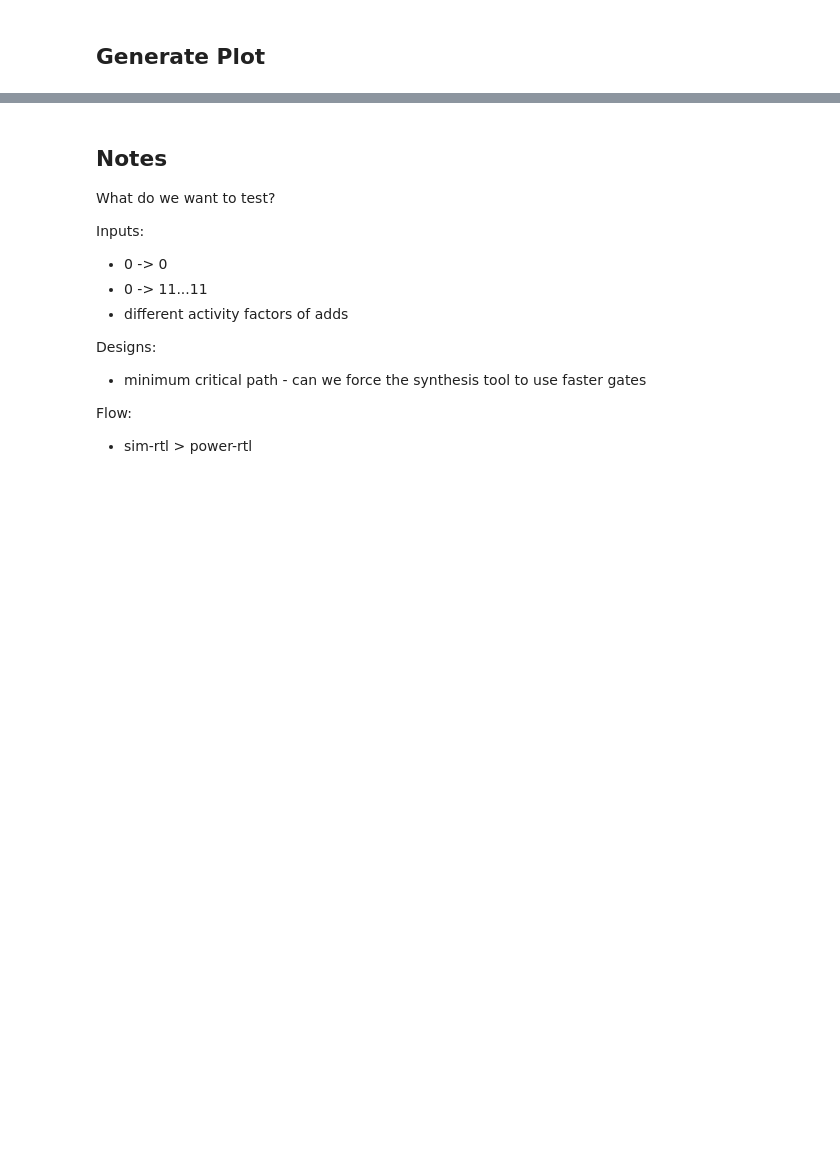
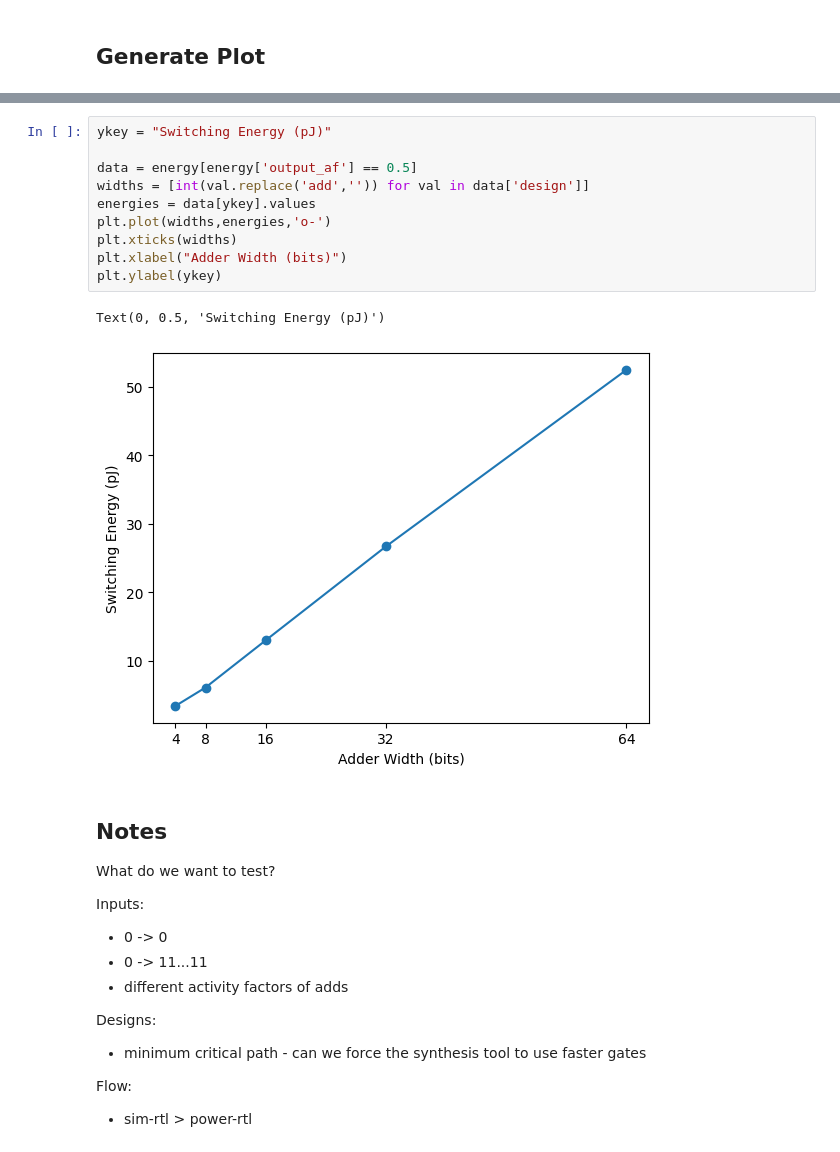
Before and after one commit to nayiri-k/hammer-energy-char, a Jupyter notebook: experiments/add.ipynb, the cells around one changed output, grey strips where cells are left out. Saved outputs shown, nothing was run; the diff lists cells and outputs as text; blank space fills up the shorter version.

```diff
--- a/experiments/add.ipynb
+++ b/experiments/add.ipynb
@@ -431,3 +417,16 @@ Design: add64, Factors: [1, 0.1, 0.5, 0.9], Energy: [np.float64(104.93294), np.f
+# %%
+ykey = "Switching Energy (pJ)"
+
+data = energy[energy['output_af'] == 0.5]
+widths = [int(val.replace('add','')) for val in data['design']]
+energies = data[ykey].values
+plt.plot(widths,energies,'o-')
+plt.xticks(widths)
+plt.xlabel("Adder Width (bits)")
+plt.ylabel(ykey)
+# %% [output]
+Text(0, 0.5, 'Switching Energy (pJ)')
+[figure, added]
 # %% [markdown]
 ## Notes
 What do we want to test?
```
Also changed, not shown: parts of 6 cells of this notebook.
